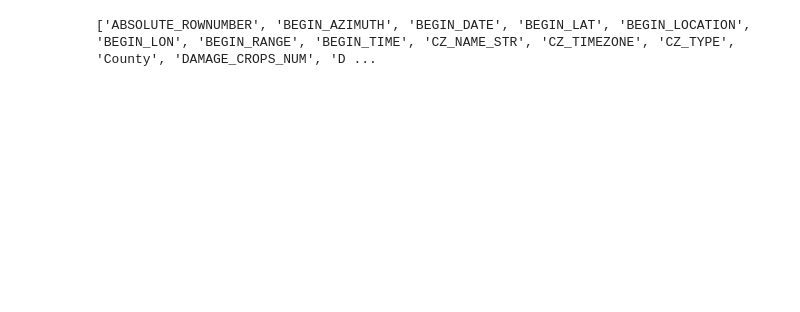
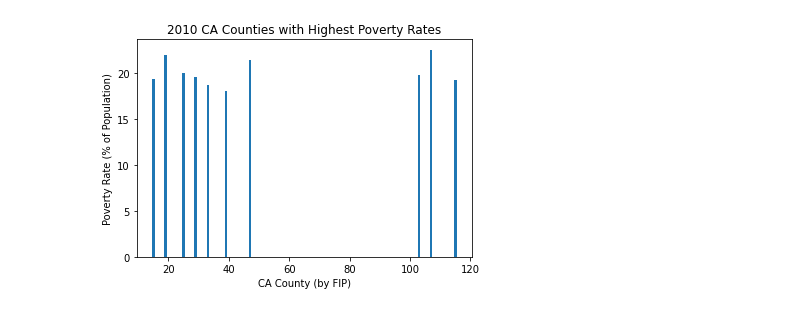
Before and after one commit to jacobdv/extreme-weather, a Jupyter notebook: Comparing income level (poverty level) to economic impact of wildfires.ipynb, the cells around one changed output. Drawn from its saved outputs; the diff is of its cells as text; code cells hidden in the pictures; blank space fills up the shorter version.

Commit message:
cleaned data more, added a couple bar charts

```diff
--- a/Comparing income level (poverty level) to economic impact of wildfires.ipynb
+++ b/Comparing income level (poverty level) to economic impact of wildfires.ipynb
@@ -3,3 +9,20 @@ import pandas as pd
 # %%
-wildfire_csv = "NOAA_csvs/wildfires_2010_2019.csv"
-census_csv = "census_data_ca_county.csv"
+wildfire_df = pd.read_csv("NOAA_CSVs/wildfires_2010_2019.csv")
+#census_df = pd.read_csv("census_data_ca_county.csv")
+census_df_2010 = pd.read_csv("Census_csvs/2010_census_data_ca_county.csv")
+#census_df_2011 = pd.read_csv("Census_csvs/2011_census_data_ca_county.csv")
+#census_df_2012 = pd.read_csv("Census_csvs/2012_census_data_ca_county.csv")
+census_df_2013 = pd.read_csv("Census_csvs/2013_census_data_ca_county.csv")
+#census_df_2014 = pd.read_csv("Census_csvs/2014_census_data_ca_county.csv")
+#census_df_2015 = pd.read_csv("Census_csvs/2015_census_data_ca_county.csv")
+census_df_2016 = pd.read_csv("Census_csvs/2016_census_data_ca_county.csv")
+#census_df_2017 = pd.read_csv("Census_csvs/2017_census_data_ca_county.csv")
+#census_df_2018 = pd.read_csv("Census_csvs/2018_census_data_ca_county.csv")
+census_df_2019 = pd.read_csv("Census_csvs/2019_census_data_ca_county.csv")
+# %%
+#Adding year column
+census_df_2010['Year']='2010'
+census_df_2013['Year']='2013'
+census_df_2016['Year']='2016'
+census_df_2019['Year']='2019'
+#census_df_2019
@@ -5,0 +52,7 @@ census_csv = "census_data_ca_county.csv"
+# %%
+
+census_df_2010 = census_df_2010[["County", "Year", "Poverty Rate"]]
+census_df_2013 = census_df_2013[["County", "Year", "Poverty Rate"]]
+census_df_2016 = census_df_2016[["County", "Year", "Poverty Rate"]]
+census_df_2019 = census_df_2019[["County", "Year", "Poverty Rate"]]
+census_df_2019
@@ -6 +100,12 @@ census_csv = "census_data_ca_county.csv"
+# %%
+#census_df_2010.sort_values(by=['Poverty Rate'], ascending=False).head(10)
+
+new_census_2010 = census_df_2010.sort_values(by=['Poverty Rate'], ascending=False).head(10)
+plt.bar((new_census_2010['County']), (ew_census_2010['Poverty Rate']))
+plt.title("2010 CA Counties with Highest Poverty Rates")
+plt.xlabel("CA County (by FIP)")
+plt.ylabel("Poverty Rate (% of Population)")
+plt.show()
+# %% [output]
+[figure, added]
 # %%
@@ -9,7 +117,2 @@ census_df = pd.read_csv(census_csv)
 # %%
-#wildfire_df["CZ_FIPS"]
-merged_df = pd.merge(wildfire_df, census_df, on="County")
-merged_df
-print(sorted(merged_df))
+wildfire_df.rename(columns = {"BEGIN_DATE": "Begin Date", "CZ_FIPS" : "County"}, inplace=True)
-# %% [output]
-['ABSOLUTE_ROWNUMBER', 'BEGIN_AZIMUTH', 'BEGIN_DATE', 'BEGIN_LAT', 'BEGIN_LOCATION', 'BEGIN_LON', 'BEGIN_RANGE', 'BEGIN_TIME', 'CZ_NAME_STR', 'CZ_TIMEZONE', 'CZ_TYPE', 'County', 'DAMAGE_CROPS_NUM', 'D ...
```
Also changed, not shown: parts of 10 cells of this notebook.
